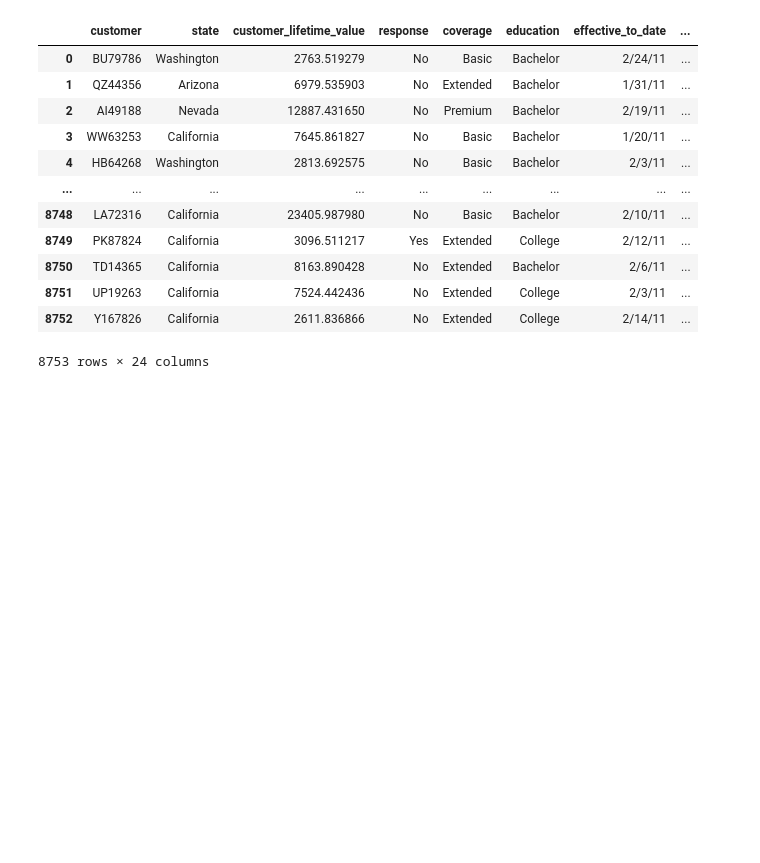
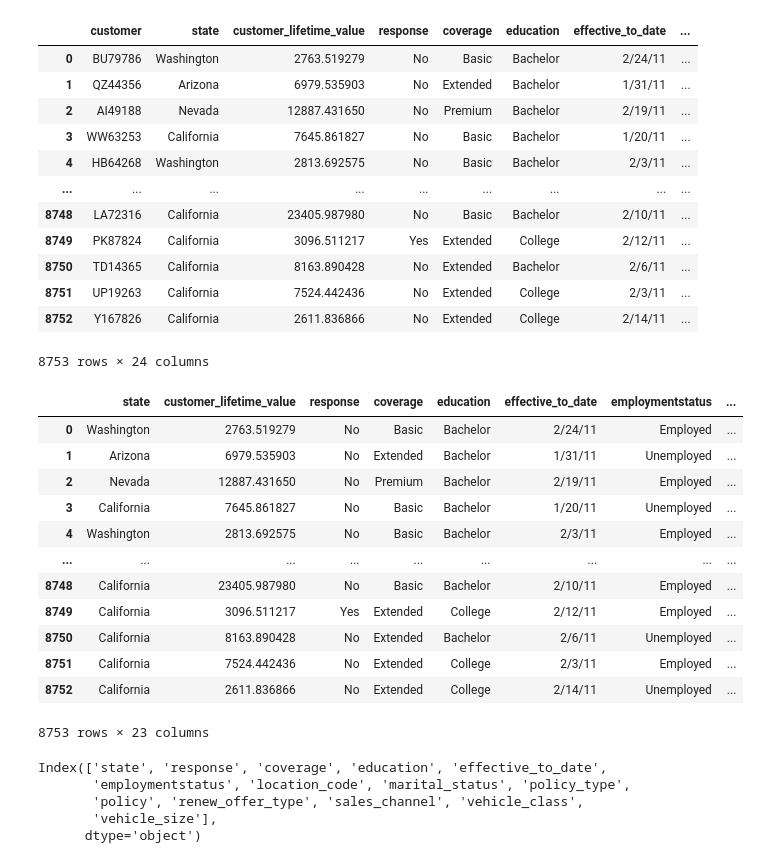
Before and after one commit to enricmus/Entregables_Labs, a Jupyter notebook: Week 8/Day 3 & Day 4/Entregable_Lab_DataCleaning_and_Wrangling.ipynb, the cells around one changed output. Drawn from its saved outputs; the diff is of its cells as text; code cells hidden in the pictures; blank space fills up the shorter version.

```diff
--- a/Week 8/Day 3 & Day 4/Entregable_Lab_DataCleaning_and_Wrangling.ipynb
+++ b/Week 8/Day 3 & Day 4/Entregable_Lab_DataCleaning_and_Wrangling.ipynb
@@ -63,11 +62,11 @@ def outliers(column, threshold = 3):
     data = column[abs(column.apply(lambda x: (x - column.mean()) / column.var() ** (1/2))) > threshold]
     return data
 # %%
-CLV_outliers = outliers(customer_df["customer_lifetime_value"])
-MPA_outliers = outliers(customer_df["monthly_premium_auto"])
+CLV_outliers = outliers(data["customer_lifetime_value"])
+MPA_outliers = outliers(data["monthly_premium_auto"])
 # %%
 to_drop = CLV_outliers.index | MPA_outliers.index # Union
-clean_customer_df = customer_df.drop(to_drop).reset_index(drop = True)
+clean_customer_df = data.drop(to_drop).reset_index(drop = True)
 clean_customer_df
 # %% [output]
 |  | customer | state | customer_lifetime_value | response | coverage | education | effective_to_date | ... |
@@ -87,0 +89,22 @@ df_copy = clean_customer_df.copy()
+# %%
+# One hot to state
+# Ordinal to coverage
+# Ordinal to employmentstatus
+# Ordinal to location code
+# One hot to marital status
+# One hot to policy type
+# One hot to policy
+# One hot to renew offercustomer_df
+# One hot to sales channel
+# One hot vehicle class
+# Ordinal vehicle size
+
+customer_df.isna().sum()/len(customer_df)
+clean_customer_df["education"] = clean_customer_df["education"].apply(lambda x: "Graduate" if x in ["Master", "Doctor"] else x)
+inactive = ["Medical Leave", "Disabled", "Retired"]
+# %%
+clean_customer_df["employmentstatus"] = clean_customer_df["employmentstatus"].apply(lambda x: "Inactive" if x in inactive else x)
+clean_customer_df["gender"] = clean_customer_df["gender"].apply(lambda x: 1 if x == "F" else 0)
+clean_customer_df["policy"] = clean_customer_df["policy"].apply(lambda x: x[-2:])
+luxury = ["Sports Car", "Luxury SUV", "Luxury Car"]
+clean_customer_df["vehicle_class"] = clean_customer_df["vehicle_class"].apply(lambda x: "Luxury" if x in luxury else x)
@@ -87,0 +114,18 @@ df_copy = clean_customer_df.copy()
+# %%
+# drop customer (id)
+ordinal = clean_customer_df.drop(columns = "customer")
+ordinal
+# %% [output]
+|  | state | customer_lifetime_value | response | coverage | education | effective_to_date | employmentstatus | ... |
+| 0 | Washington | 2763.519279 | No | Basic | Bachelor | 2/24/11 | Employed | ... |
+| 1 | Arizona | 6979.535903 | No | Extended | Bachelor | 1/31/11 | Unemployed | ... |
+| 2 | Nevada | 12887.431650 | No | Premium | Bachelor | 2/19/11 | Employed | ... |
+| 3 | California | 7645.861827 | No | Basic | Bachelor | 1/20/11 | Unemployed | ... |
+| 4 | Washington | 2813.692575 | No | Basic | Bachelor | 2/3/11 | Employed | ... |
+| ... | ... | ... | ... | ... | ... | ... | ... | ... |
+| 8748 | California | 23405.987980 | No | Basic | Bachelor | 2/10/11 | Employed | ... |
+| 8749 | California | 3096.511217 | Yes | Extended | College | 2/12/11 | Employed | ... |
+| 8750 | California | 8163.890428 | No | Extended | Bachelor | 2/6/11 | Unemployed | ... |
+| 8751 | California | 7524.442436 | No | Extended | College | 2/3/11 | Employed | ... |
+| 8752 | California | 2611.836866 | No | Extended | College | 2/14/11 | Unemployed | ... |
+8753 rows × 23 columns
@@ -87,0 +143,20 @@ df_copy = clean_customer_df.copy()
+# %%
+one_hot = ordinal.copy()
+one_hot_colums = final_df.select_dtypes(include = object).columns[1:]
+one_hot_colums
+
+# One hot encoders
+
+# One hot to state
+# One hot to marital status
+# One hot to policy type
+# One hot to policy
+# One hot to renew offercustomer_df
+# One hot to sales channel
+# One hot vehicle class
+# %% [output]
+Index(['state', 'response', 'coverage', 'education', 'effective_to_date',
+       'employmentstatus', 'location_code', 'marital_status', 'policy_type',
+       'policy', 'renew_offer_type', 'sales_channel', 'vehicle_class',
+       'vehicle_size'],
+      dtype='object')
```
Also changed, not shown: parts of 14 cells of this notebook, 9 other files.
